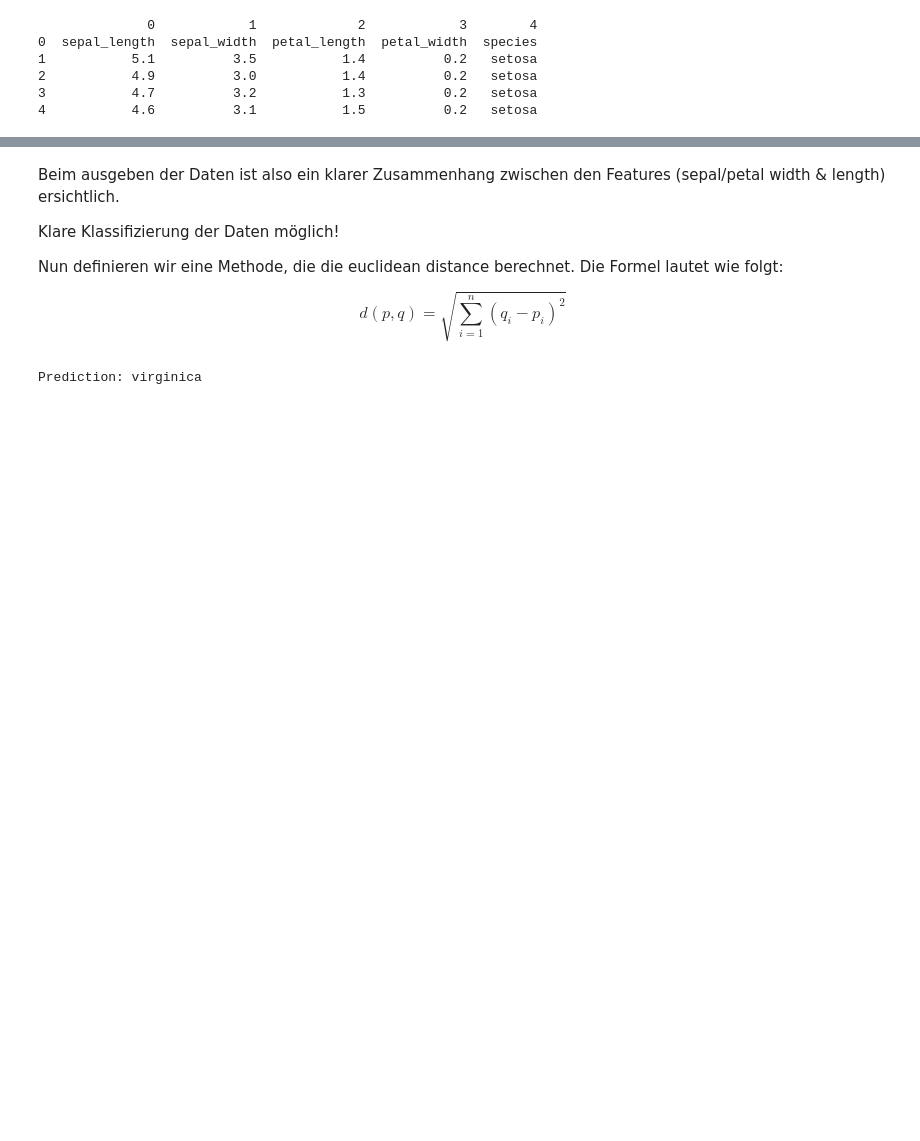
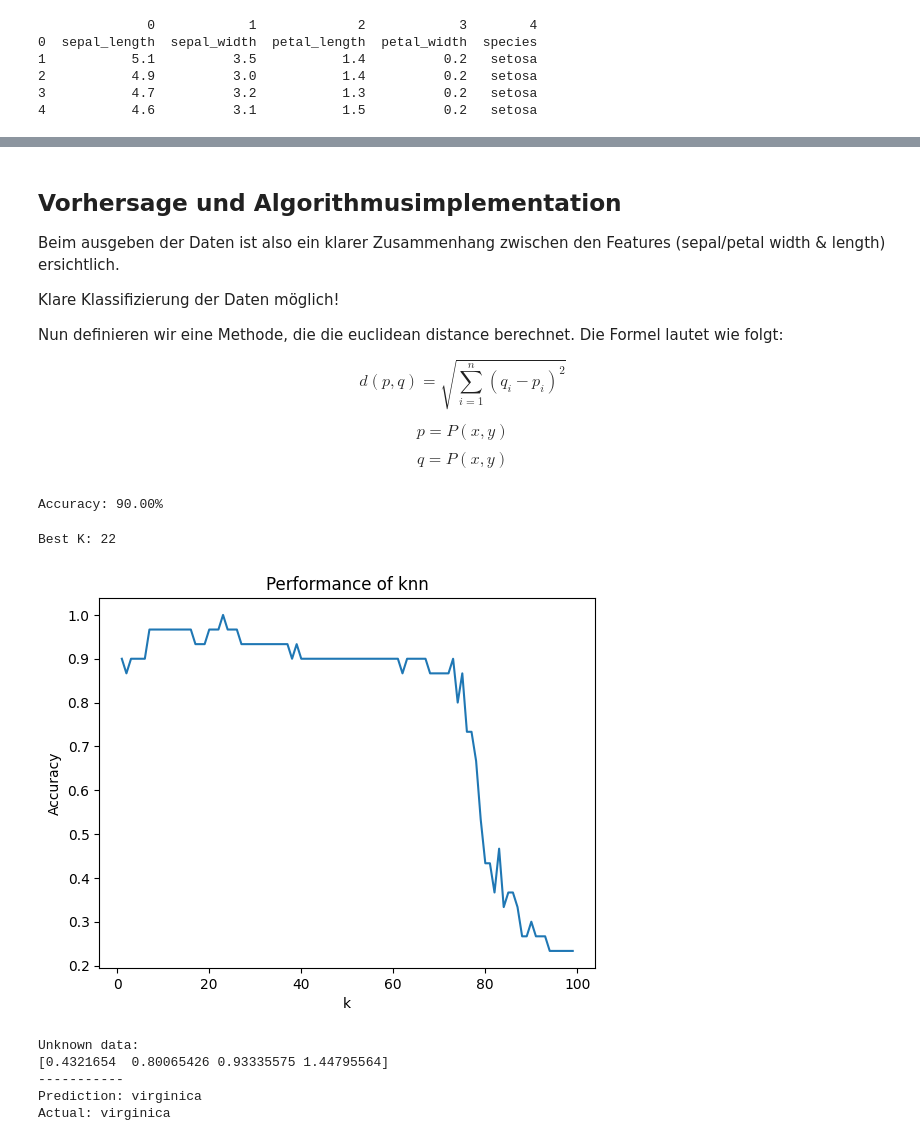
Before and after one commit to julian-baumann/k-nearest-neighbors, a Jupyter notebook: main.ipynb, the cells around one changed output, grey strips where cells are left out. Cells and saved outputs as stored; diff of their text form; code cells hidden in the pictures; blank space fills up the shorter version.

```diff
--- a/main.ipynb
+++ b/main.ipynb
@@ -100,4 +122,6 @@ show_graph(2, 3)
 # %% [markdown]
+## Vorhersage und Algorithmusimplementation
+
 Beim ausgeben der Daten ist also ein klarer Zusammenhang zwischen den Features (sepal/petal width & length) ersichtlich.
 
 Klare Klassifizierung der Daten möglich!
@@ -105,15 +129,17 @@ Klare Klassifizierung der Daten möglich!
 Nun definieren wir eine Methode, die die euclidean distance berechnet. Die Formel lautet wie folgt:
 
 $$d\left( p,q\right)   = \sqrt {\sum _{i=1}^{n}  \left( q_{i}-p_{i}\right)^2 } $$
+
+$$p = P(x, y)$$
+$$q = P(x, y)$$
 # %%
 import math
-import numpy
 
-def euclidean_distance(first_point: numpy.ndarray, second_point: numpy.ndarray) -> float:
+def euclidean_distance(p: numpy.ndarray, q: numpy.ndarray) -> float:
     distance = 0
 
-    for dimension in range(len(second_point) - 1):
-        distance += (second_point[dimension] - first_point[dimension])**2
+    for dimension in range(q.size - 1):
+        distance += (q[dimension] - p[dimension])**2
 
     return math.sqrt(distance)
 # %%
@@ -143,7 +183,53 @@ class KNearestNeighborsClassifier():
-# %%
-knn = KNearestNeighborsClassifier(k=5)
-knn.fit(X, y)
-
-print(f"Prediction: {knn.predict(X[100])}")
-# %% [output]
-Prediction: virginica
+# %%
+knn = KNearestNeighborsClassifier(5, X_train, y_train)
+# %%
+print(f"Accuracy: {knn.evaluate(X_test, y_test):.2%}")
+# %% [output]
+Accuracy: 90.00%
+# %%
+def find_best_k(k_values: range):
+    accuracies = []
+    for k in k_values:
+        knn.set_k(k)
+        accuracy = knn.evaluate(X_test, y_test)
+        accuracies.append(accuracy)
+
+    return accuracies
+
+
+k_values = range(1, 100)
+accuracies = find_best_k(k_values)
+best_k = accuracies.index(max(accuracies))
+print(f"Best K: {best_k}")
+
+fig, ax = plt.subplots()
+ax.plot(k_values, accuracies)
+ax.set(xlabel="k",
+       ylabel="Accuracy",
+       title="Performance of knn")
+plt.show()
+# %% [output]
+Best K: 22
+[figure, added]
+# %%
+import random
+
+
+random_index = random.randint(0, len(X_test))
+
+X_sample = X_test[random_index]
+knn.set_k(22)
+
+prediction = knn.predict(X_sample)
+
+print("Unknown data:")
+print(X_sample)
+print("-----------")
+print(f"Prediction: {prediction}")
+print(f"Actual: {y_test[random_index]}")
+# %% [output]
+Unknown data:
+[0.4321654  0.80065426 0.93335575 1.44795564]
+-----------
+Prediction: virginica
+Actual: virginica
```
Also changed, not shown: parts of 10 cells of this notebook, 2 other files.
